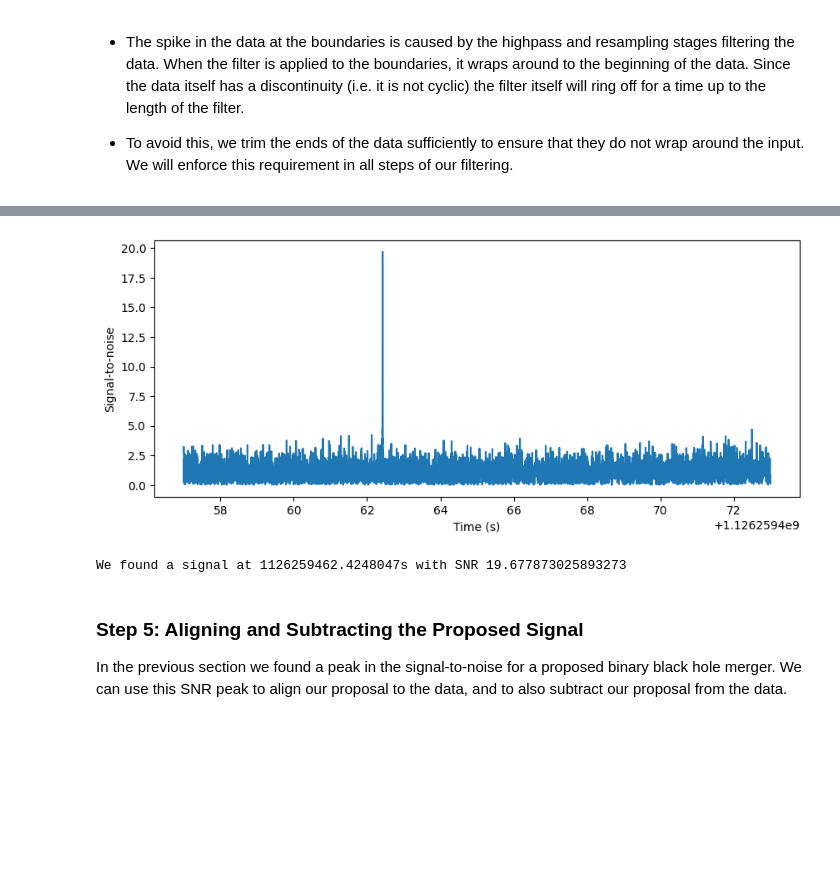
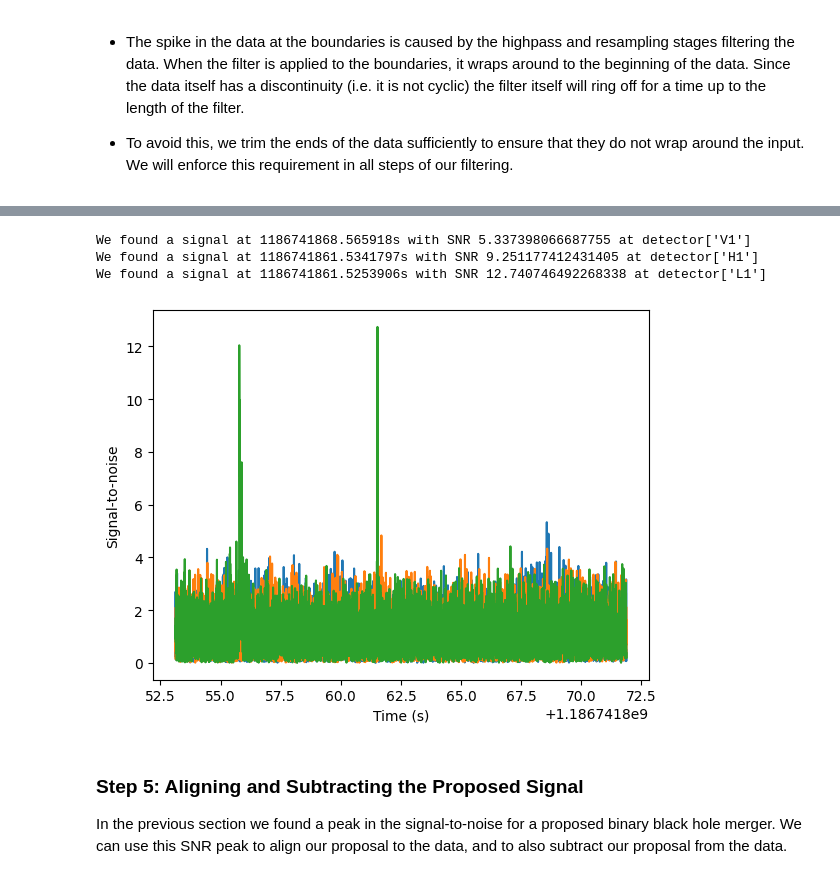
Before and after one commit to Heiley-W/Gravitational-Wave-Open-Data-Workshop, a Jupyter notebook: summary/GW3_Generate_Waveform_and_Matched_Filtering.ipynb, the cells around one changed output, grey strips where cells are left out. Drawn from its saved outputs; the diff is of its cells as text; code cells hidden in the pictures; blank space fills up the shorter version.

```diff
--- a/summary/GW3_Generate_Waveform_and_Matched_Filtering.ipynb
+++ b/summary/GW3_Generate_Waveform_and_Matched_Filtering.ipynb
@@ -221,12 +259,0 @@ psd = inverse_spectrum_truncation(psd, int(4 * conditioned.sample_rate),
-# %%
-from pycbc.waveform import get_td_waveform
-
-m = 36 # Solar masses
-hp, hc = get_td_waveform(approximant="SEOBNRv4_opt",
-                     mass1=m,
-                     mass2=m,
-                     delta_t=conditioned.delta_t,
-                     f_lower=20)
-
-# Resize the vector to match our data
-hp.resize(len(conditioned))
@@ -258,39 +317,44 @@ pylab.show()
 # %%
 from pycbc.filter import matched_filter
 import numpy
 
-snr = matched_filter(template, conditioned,
-                     psd=psd, low_frequency_cutoff=20)
+snr = {}
+time = {}
+snrp = {}
 
-# Remove time corrupted by the template filter and the psd filter
-# We remove 4 seconds at the beginning and end for the PSD filtering
-# And we remove 4 additional seconds at the beginning to account for
-# the template length (this is somewhat generous for
-# so short a template). A longer signal such as from a BNS, would
-# require much more padding at the beginning of the vector.
-snr = snr.crop(4 + 4, 4)
+for ifo in ifos:
+    snr[ifo] = matched_filter(hp_fd, data[ifo], psd=psd[ifo], low_frequency_cutoff=20)
+    # Remove time corrupted by the template filter and the psd filter
+    # We remove 5 seconds at the beginning and end for the PSD filtering
+    # And we remove 4 additional seconds at the beginning to account for
+    # the template length (this is somewhat generous for
+    # so short a template). A longer signal such as from a BNS, would
+    # require much more padding at the beginning of the vector.
+    snr[ifo] = snr[ifo].crop(5, 4)
 
-# Why are we taking an abs() here?
-# The `matched_filter` function actually returns a 'complex' SNR.
-# What that means is that the real portion corresponds to the SNR
-# associated with directly filtering the template with the data.
-# The imaginary portion corresponds to filtering with a template that
-# is 90 degrees out of phase. Since the phase of a signal may be
-# anything, we choose to maximize over the phase of the signal.
-pylab.figure(figsize=[10, 4])
-pylab.plot(snr.sample_times, abs(snr))
+    # Why are we taking an abs() here?
+    # The `matched_filter` function actually returns a 'complex' SNR.
+    # What that means is that the real portion corresponds to the SNR
+    # associated with directly filtering the template with the data.
+    # The imaginary portion corresponds to filtering with a template that
+    # is 90 degrees out of phase. Since the phase of a signal may be
+    # anything, we choose to maximize over the phase of the signal.
+    pylab.plot(snr[ifo].sample_times, abs(snr[ifo]))
+
+    peak = abs(snr[ifo]).numpy().argmax()
+    snrp[ifo] = snr[ifo][peak]
+    time[ifo] = snr[ifo].sample_times[peak]
+
+    print("We found a signal at {}s with SNR {} at detector{}".format(time[ifo], abs(snrp[ifo]), [ifo]))
+
 pylab.ylabel('Signal-to-noise')
 pylab.xlabel('Time (s)')
 pylab.show()
-
-peak = abs(snr).numpy().argmax()
-snrp = snr[peak]
-time = snr.sample_times[peak]
-
-print("We found a signal at {}s with SNR {}".format(time, abs(snrp)))
 # %% [output]
+We found a signal at 1186741868.565918s with SNR 5.337398066687755 at detector['V1']
+We found a signal at 1186741861.5341797s with SNR 9.251177412431405 at detector['H1']
+We found a signal at 1186741861.5253906s with SNR 12.740746492268338 at detector['L1']
-[figure, old version]
+[figure, new version]
-We found a signal at 1126259462.4248047s with SNR 19.677873025893273
 # %% [markdown]
 ### Step 5: Aligning and Subtracting the Proposed Signal
 
```
Also changed, not shown: parts of 20 cells of this notebook.
